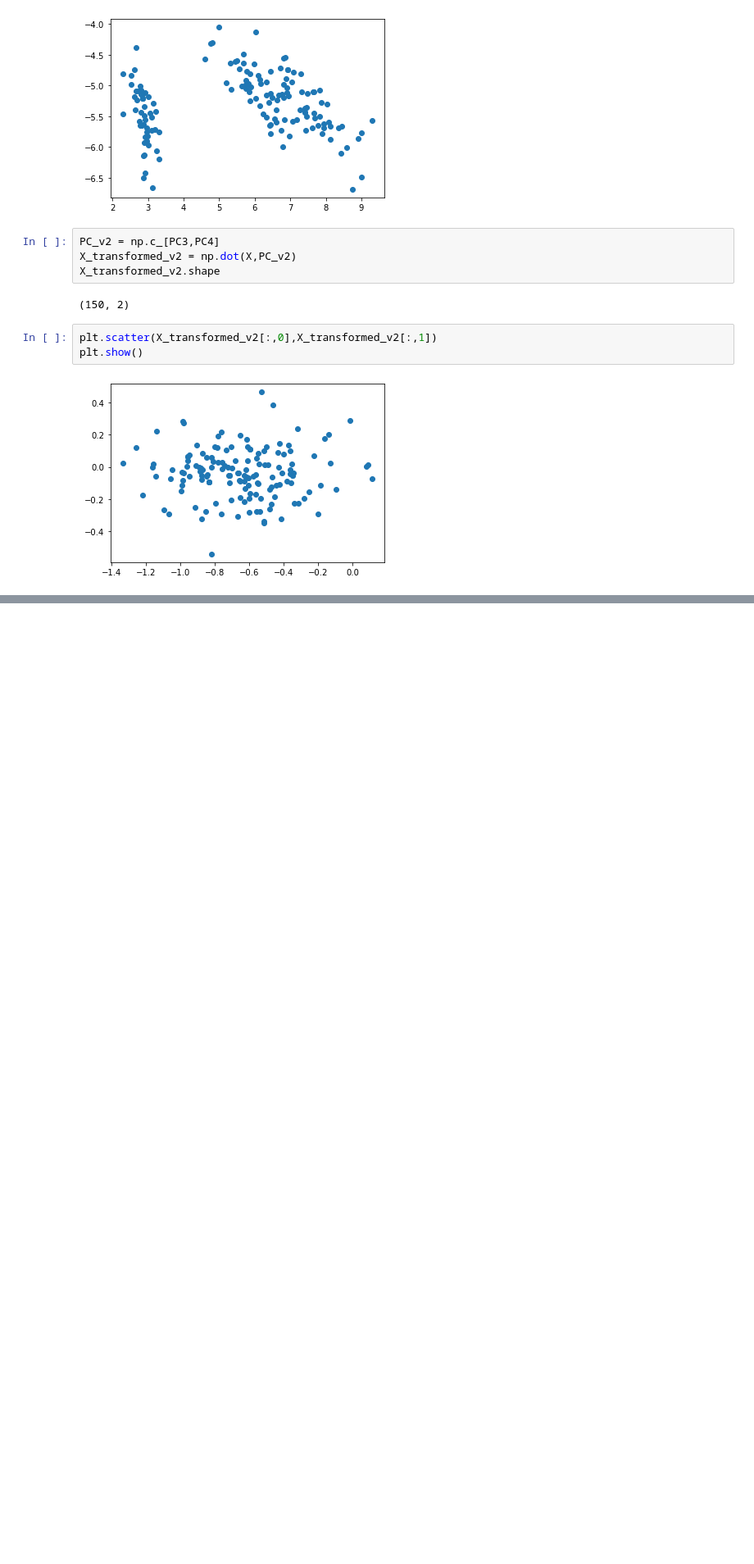
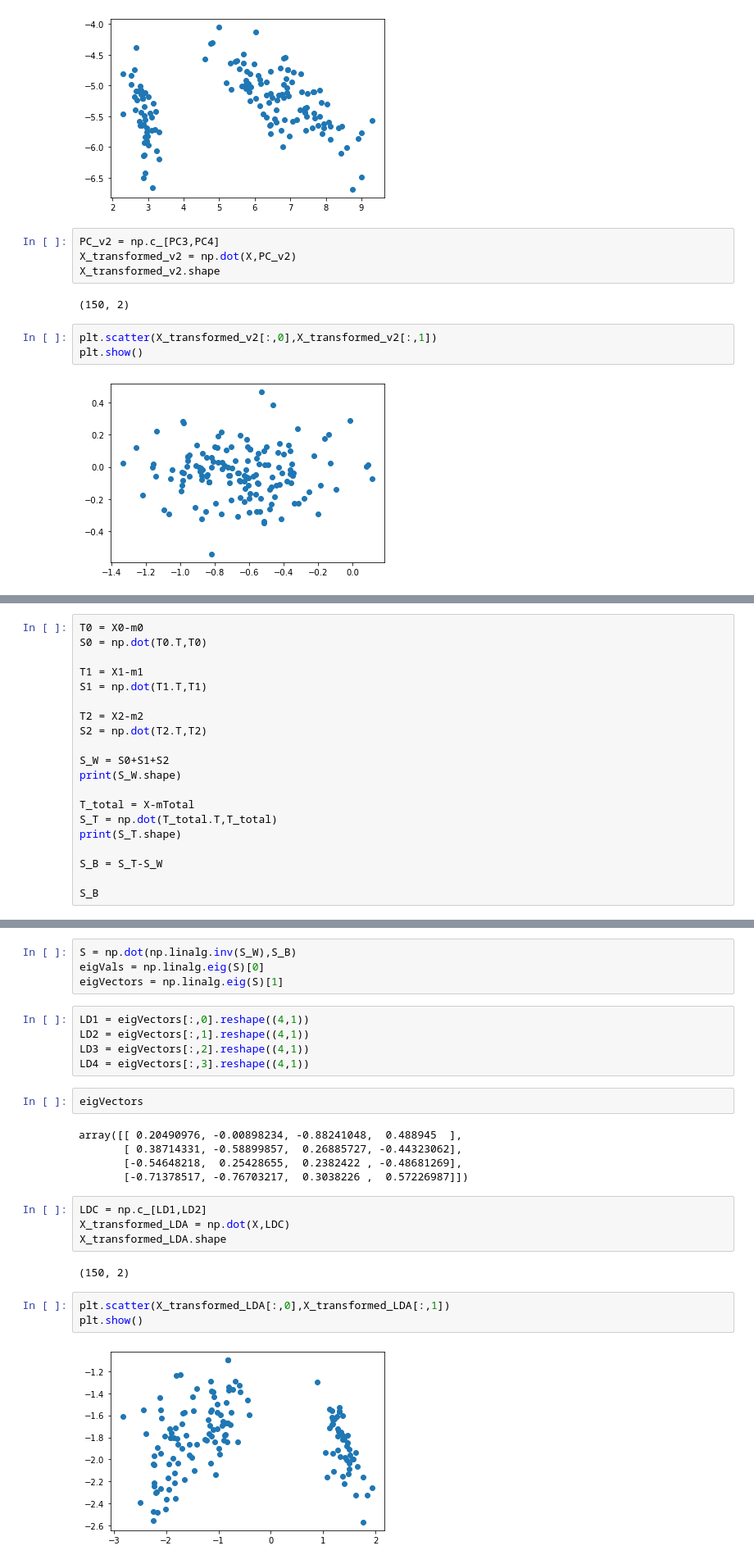
Before and after one commit to sm171190/stats_and_ML, a Jupyter notebook: PCA.ipynb, the cells around one changed output, grey strips where cells are left out. Shown: that part at 82% size. Saved outputs shown, nothing was run; the diff lists cells and outputs as text; blank space fills up the shorter version.

```diff
--- a/PCA.ipynb
+++ b/PCA.ipynb
@@ -225,0 +256,20 @@ plt.show()
+# %%
+T0 = X0-m0
+S0 = np.dot(T0.T,T0)
+
+T1 = X1-m1
+S1 = np.dot(T1.T,T1)
+
+T2 = X2-m2
+S2 = np.dot(T2.T,T2)
+
+S_W = S0+S1+S2
+print(S_W.shape)
+
+T_total = X-mTotal
+S_T = np.dot(T_total.T,T_total)
+print(S_T.shape)
+
+S_B = S_T-S_W
+
+S_B
@@ -225,0 +283,27 @@ plt.show()
+# %%
+S = np.dot(np.linalg.inv(S_W),S_B)
+eigVals = np.linalg.eig(S)[0]
+eigVectors = np.linalg.eig(S)[1]
+# %%
+LD1 = eigVectors[:,0].reshape((4,1))
+LD2 = eigVectors[:,1].reshape((4,1))
+LD3 = eigVectors[:,2].reshape((4,1))
+LD4 = eigVectors[:,3].reshape((4,1))
+# %%
+eigVectors
+# %% [output]
+array([[ 0.20490976, -0.00898234, -0.88241048,  0.488945  ],
+       [ 0.38714331, -0.58899857,  0.26885727, -0.44323062],
+       [-0.54648218,  0.25428655,  0.2382422 , -0.48681269],
+       [-0.71378517, -0.76703217,  0.3038226 ,  0.57226987]])
+# %%
+LDC = np.c_[LD1,LD2]
+X_transformed_LDA = np.dot(X,LDC)
+X_transformed_LDA.shape
+# %% [output]
+(150, 2)
+# %%
+plt.scatter(X_transformed_LDA[:,0],X_transformed_LDA[:,1])
+plt.show()
+# %% [output]
+[figure, added]
```
Also changed, not shown: parts of 7 cells of this notebook.
